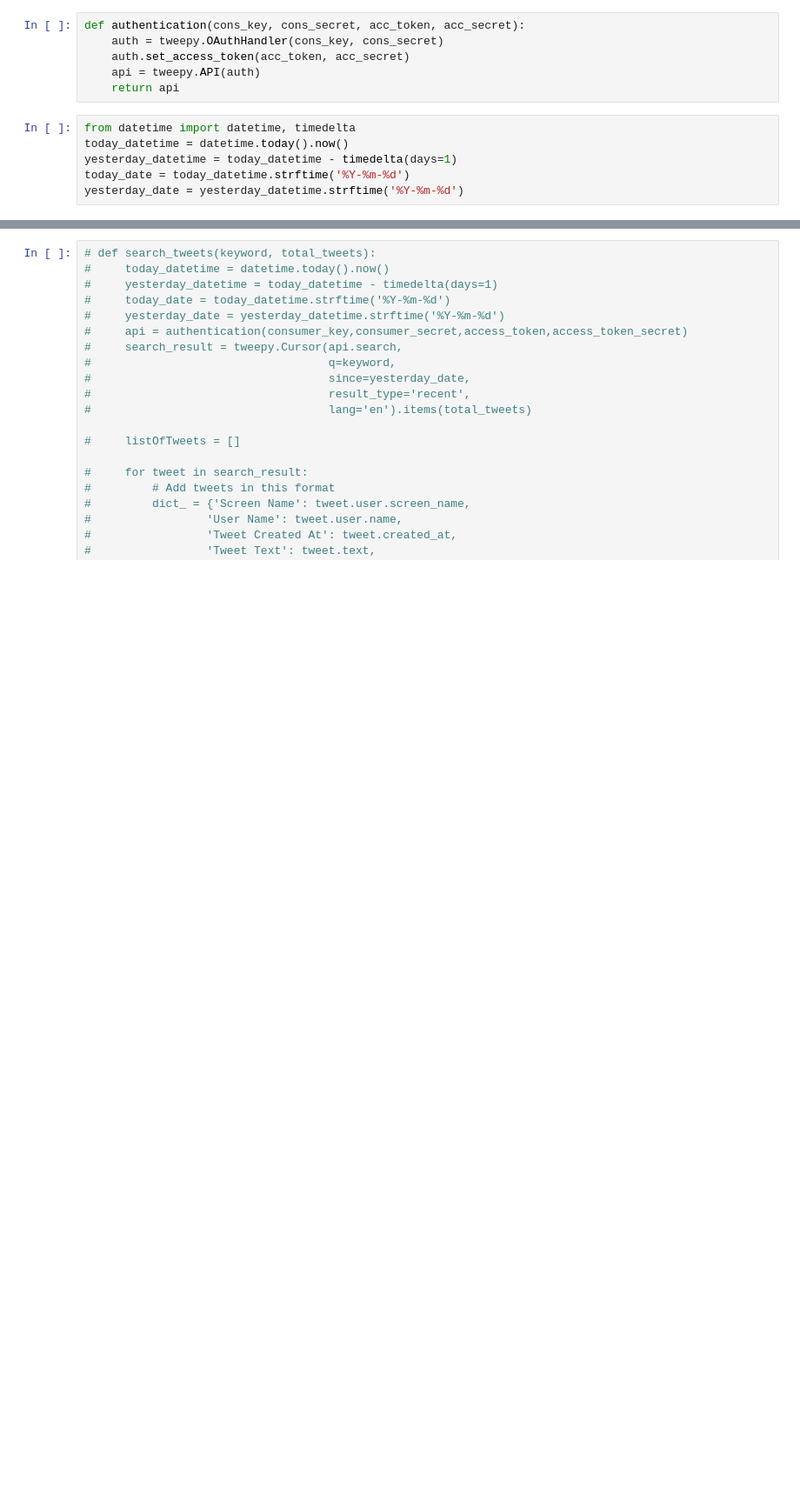
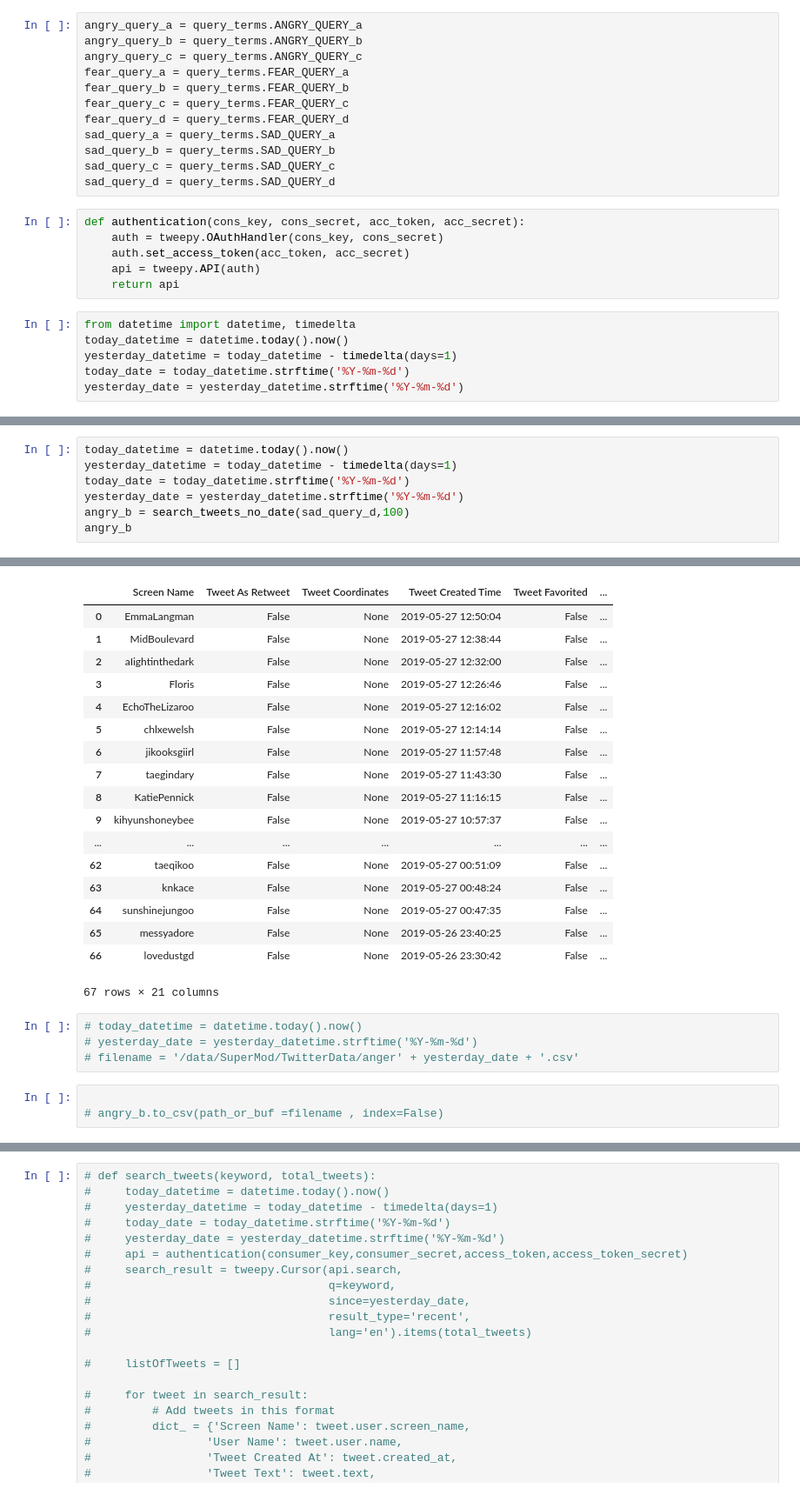
Before and after one commit to KathleenYWang/Sentiment_Detection_NLP, a Jupyter notebook: ScrapeTwitter.ipynb, the cells around one changed output, grey strips where cells are left out. Shown: that part at 87% size. Cells and saved outputs as stored; diff of their text form; blank space fills up the shorter version.

Commit message:
data: first working version of Twitter scrape

```diff
--- a/ScrapeTwitter.ipynb
+++ b/ScrapeTwitter.ipynb
@@ -19,6 +22,18 @@ consumer_key = twitterkeys.CONSUMER_KEY
 consumer_secret   = twitterkeys.CONSUMER_SECRET
 access_token   = twitterkeys.ACCESS_TOKEN
 access_token_secret   = twitterkeys.ACCESS_TOKEN_SECRET
+# %%
+angry_query_a = query_terms.ANGRY_QUERY_a
+angry_query_b = query_terms.ANGRY_QUERY_b
+angry_query_c = query_terms.ANGRY_QUERY_c
+fear_query_a = query_terms.FEAR_QUERY_a
+fear_query_b = query_terms.FEAR_QUERY_b
+fear_query_c = query_terms.FEAR_QUERY_c
+fear_query_d = query_terms.FEAR_QUERY_d
+sad_query_a = query_terms.SAD_QUERY_a
+sad_query_b = query_terms.SAD_QUERY_b
+sad_query_c = query_terms.SAD_QUERY_c
+sad_query_d = query_terms.SAD_QUERY_d
 # %%
 def authentication(cons_key, cons_secret, acc_token, acc_secret):
     auth = tweepy.OAuthHandler(cons_key, cons_secret)
@@ -33,0 +99,8 @@ yesterday_date = yesterday_datetime.strftime('%Y-%m-%d')
+# %%
+today_datetime = datetime.today().now()
+yesterday_datetime = today_datetime - timedelta(days=1)
+today_date = today_datetime.strftime('%Y-%m-%d')
+yesterday_date = yesterday_datetime.strftime('%Y-%m-%d')
+angry_b = search_tweets_no_date(sad_query_d,100)
+angry_b
+# %% [output]
@@ -33,0 +108,25 @@ yesterday_date = yesterday_datetime.strftime('%Y-%m-%d')
+|  | Screen Name | Tweet As Retweet | Tweet Coordinates | Tweet Created Time | Tweet Favorited | ... |
+| 0 | EmmaLangman | False | None | 2019-05-27 12:50:04 | False | ... |
+| 1 | MidBoulevard | False | None | 2019-05-27 12:38:44 | False | ... |
+| 2 | aIightinthedark | False | None | 2019-05-27 12:32:00 | False | ... |
+| 3 | Floris | False | None | 2019-05-27 12:26:46 | False | ... |
+| 4 | EchoTheLizaroo | False | None | 2019-05-27 12:16:02 | False | ... |
+| 5 | chlxewelsh | False | None | 2019-05-27 12:14:14 | False | ... |
+| 6 | jikooksgiirl | False | None | 2019-05-27 11:57:48 | False | ... |
+| 7 | taegindary | False | None | 2019-05-27 11:43:30 | False | ... |
+| 8 | KatiePennick | False | None | 2019-05-27 11:16:15 | False | ... |
+| 9 | kihyunshoneybee | False | None | 2019-05-27 10:57:37 | False | ... |
+| ... | ... | ... | ... | ... | ... | ... |
+| 62 | taeqikoo | False | None | 2019-05-27 00:51:09 | False | ... |
+| 63 | knkace | False | None | 2019-05-27 00:48:24 | False | ... |
+| 64 | sunshinejungoo | False | None | 2019-05-27 00:47:35 | False | ... |
+| 65 | messyadore | False | None | 2019-05-26 23:40:25 | False | ... |
+| 66 | lovedustgd | False | None | 2019-05-26 23:30:42 | False | ... |
+67 rows × 21 columns
+# %%
+# today_datetime = datetime.today().now()
+# yesterday_date = yesterday_datetime.strftime('%Y-%m-%d')
+# filename = '/data/SuperMod/TwitterData/anger' + yesterday_date + '.csv'
+# %%
+
+# angry_b.to_csv(path_or_buf =filename , index=False)
```
Also changed, not shown: parts of 19 cells of this notebook.
